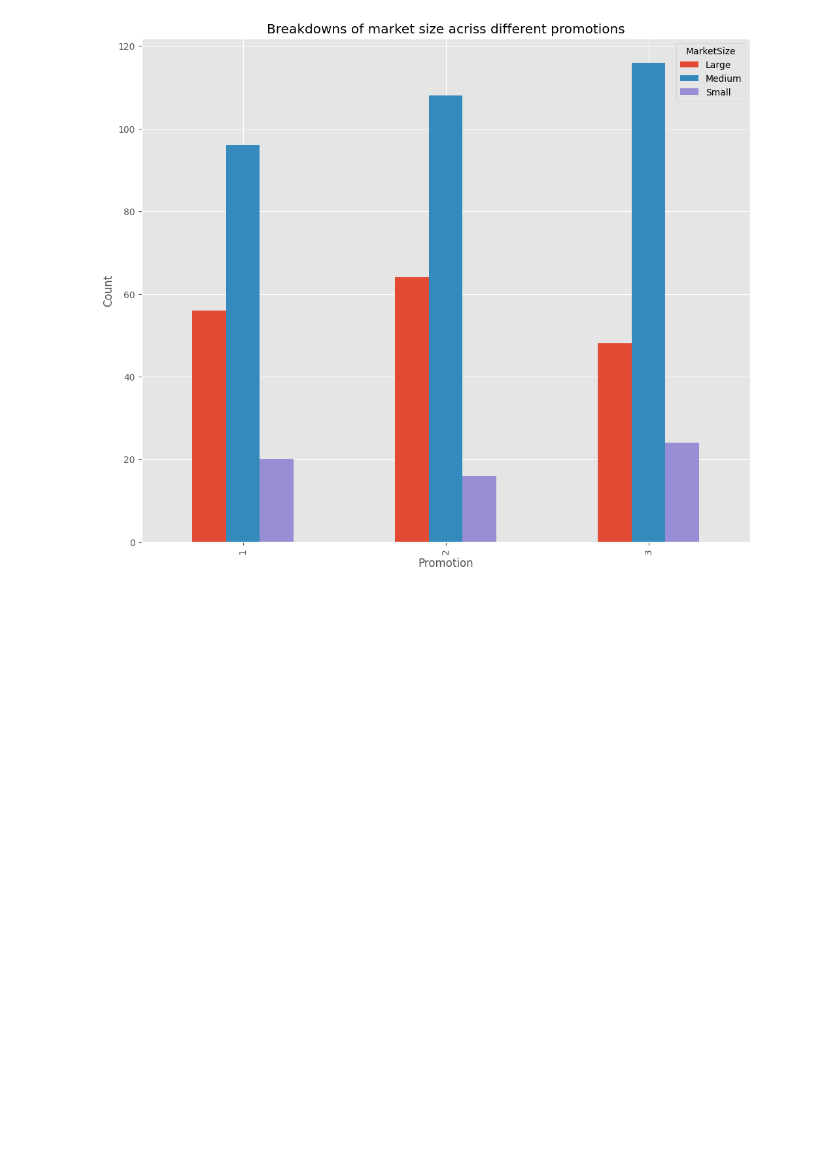
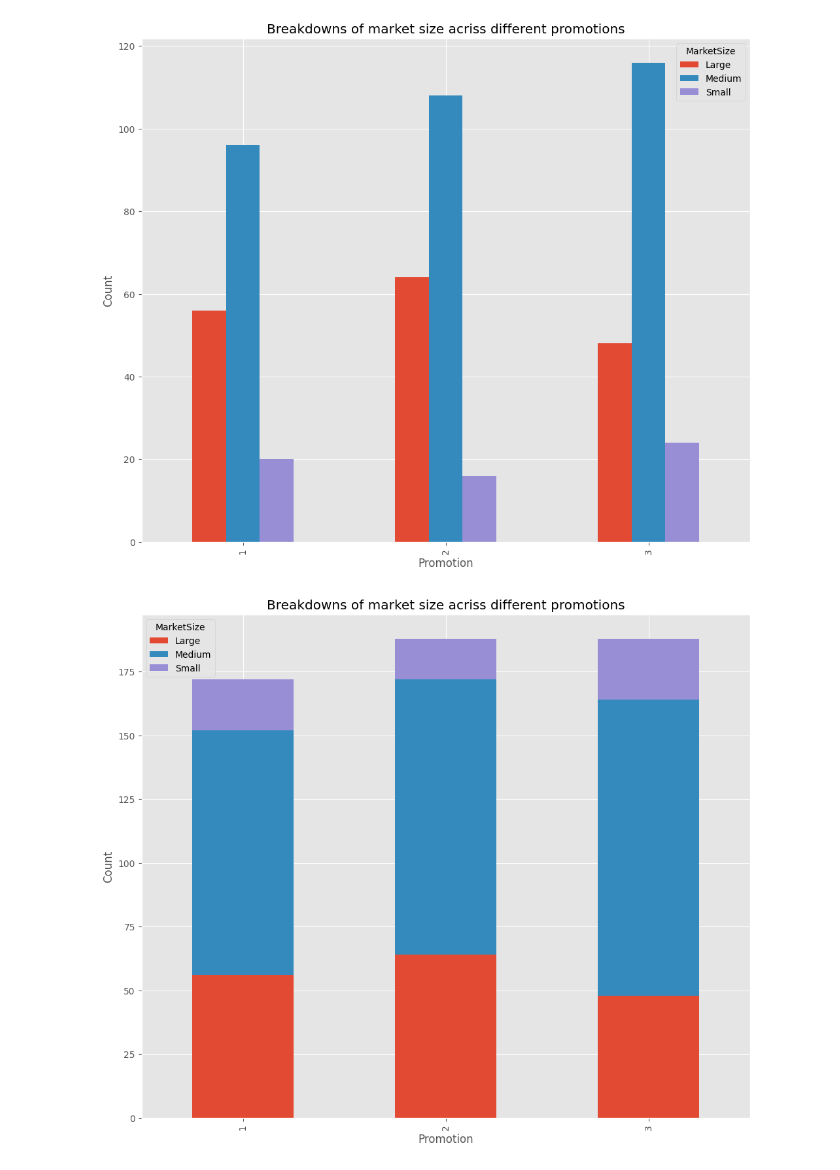
Before and after one commit to lugastyan/ML-portofolio, a Jupyter notebook: ab-testing-optimazing-ads.ipynb, the cells around one changed output. Saved outputs shown, nothing was run; the diff lists cells and outputs as text; code cells hidden in the pictures; blank space fills up the shorter version.

```diff
--- a/ab-testing-optimazing-ads.ipynb
+++ b/ab-testing-optimazing-ads.ipynb
@@ -131,3 +127,19 @@ ax.set_title('Breakdowns of market size acriss different promotions')
 plt.show()
 # %% [output]
 [figure]
+# %%
+# Put this into plot
+
+ax = df.groupby(['Promotion','MarketSize']).count()['MarketID'].unstack('MarketSize').plot(
+kind='bar',
+figsize= (12,10),
+grid=True,
+stacked=True)
+
+
+ax.set_ylabel('Count')
+ax.set_title('Breakdowns of market size acriss different promotions')
+
+plt.show()
+# %% [output]
+[figure, added]
```
Also changed, not shown: parts of 23 cells of this notebook.
